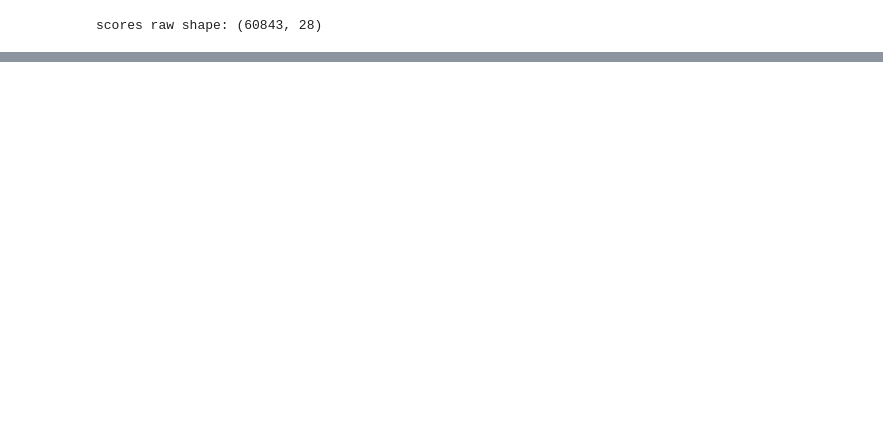
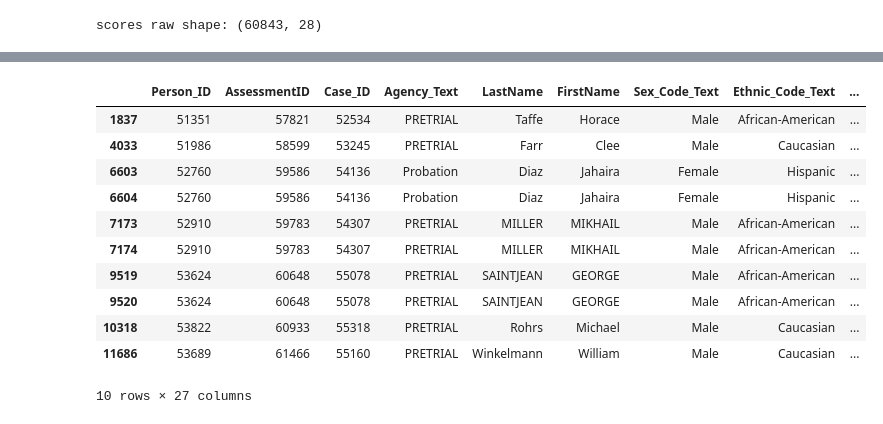
Before and after one commit to MangelFdz/nuclio_g3_bias, a Jupyter notebook: users/Emilio/EDA_compas_scores_raw.ipynb, the cells around one changed output, grey strips where cells are left out. Cells and saved outputs as stored; diff of their text form; code cells hidden in the pictures; blank space fills up the shorter version.

```diff
--- a/users/Emilio/EDA_compas_scores_raw.ipynb
+++ b/users/Emilio/EDA_compas_scores_raw.ipynb
@@ -16,0 +104,3 @@ df_scores_raw.head(2)
+# %%
+#Eliminamos la columna Middlename
+df_scores_raw = df_scores_raw.drop(columns=['MiddleName'])
@@ -16,0 +118,17 @@ df_scores_raw.head(2)
+# %%
+#Seleccionamos los nulos en ScoreText
+df_st_nulos = df_scores_raw[df_scores_raw['ScoreText'].isnull()]
+df_st_nulos.head (10)
+# %% [output]
+|  | Person_ID | AssessmentID | Case_ID | Agency_Text | LastName | FirstName | Sex_Code_Text | Ethnic_Code_Text | ... |
+| 1837 | 51351 | 57821 | 52534 | PRETRIAL | Taffe | Horace | Male | African-American | ... |
+| 4033 | 51986 | 58599 | 53245 | PRETRIAL | Farr | Clee | Male | Caucasian | ... |
+| 6603 | 52760 | 59586 | 54136 | Probation | Diaz | Jahaira | Female | Hispanic | ... |
+| 6604 | 52760 | 59586 | 54136 | Probation | Diaz | Jahaira | Female | Hispanic | ... |
+| 7173 | 52910 | 59783 | 54307 | PRETRIAL | MILLER | MIKHAIL | Male | African-American | ... |
+| 7174 | 52910 | 59783 | 54307 | PRETRIAL | MILLER | MIKHAIL | Male | African-American | ... |
+| 9519 | 53624 | 60648 | 55078 | PRETRIAL | SAINTJEAN | GEORGE | Male | African-American | ... |
+| 9520 | 53624 | 60648 | 55078 | PRETRIAL | SAINTJEAN | GEORGE | Male | African-American | ... |
+| 10318 | 53822 | 60933 | 55318 | PRETRIAL | Rohrs | Michael | Male | Caucasian | ... |
+| 11686 | 53689 | 61466 | 55160 | PRETRIAL | Winkelmann | William | Male | Caucasian | ... |
+10 rows × 27 columns
```
Also changed, not shown: parts of 37 cells of this notebook, 4 other files.
